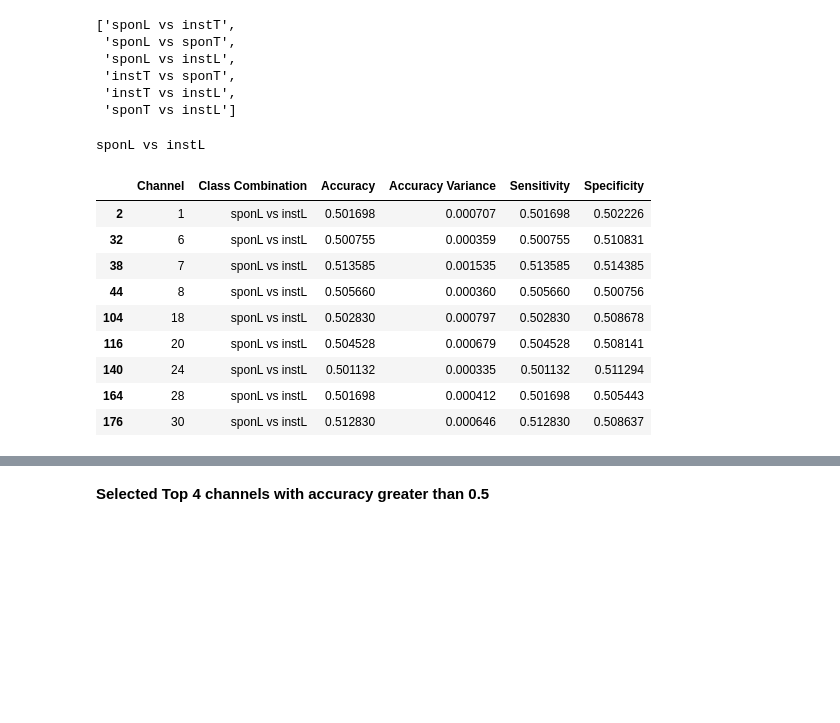
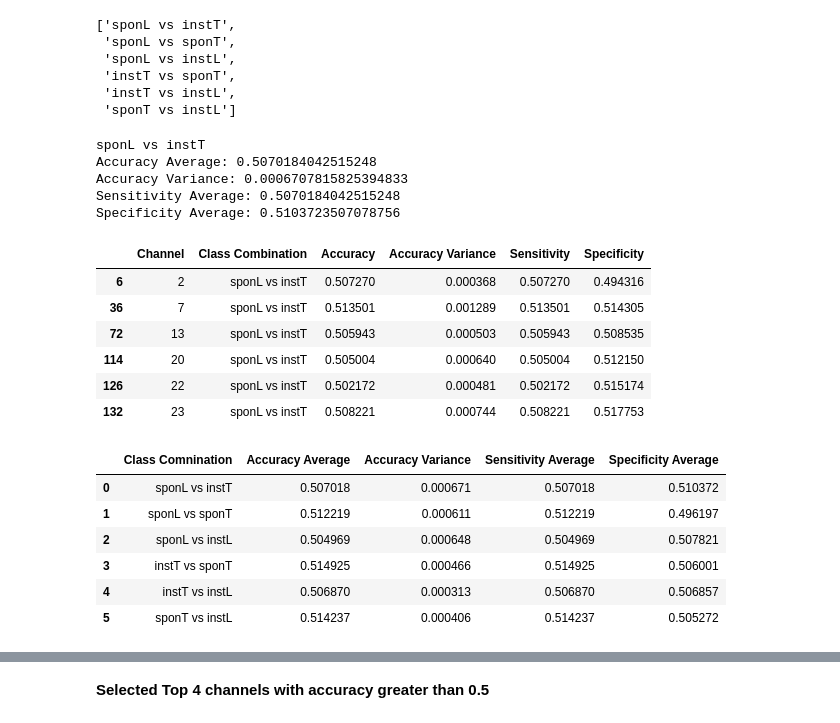
Before and after one commit to eldhosejoseph/thesis, a Jupyter notebook: ce901_thesis.ipynb, the cells around one changed output, grey strips where cells are left out. Saved outputs shown, nothing was run; the diff lists cells and outputs as text; code cells hidden in the pictures; blank space fills up the shorter version.

```diff
--- a/ce901_thesis.ipynb
+++ b/ce901_thesis.ipynb
@@ -1077,16 +1077,22 @@ class_list
 # %%
 i=0  # Modify i to filter for different combination as per class list defined above, with index starting from 0
 print(class_list[i])
-filter_results(results_4class, class_list[i], 0.5)  #Accuracy is set to 0.5, Modify if needed
+r=filter_results(results_4class, class_list[i], 0.5)  #Accuracy is set to 0.5, Modify if needed
+print(f'Accuracy Average: {r["Accuracy"].mean()}')
+print(f'Accuracy Variance: {r["Accuracy Variance"].mean()}')
+print(f'Sensitivity Average: {r["Sensitivity"].mean()}')
+print(f'Specificity Average: {r["Specificity"].mean()}')
+r
 # %% [output]
-sponL vs instL
+sponL vs instT
+Accuracy Average: 0.5070184042515248
+Accuracy Variance: 0.0006707815825394833
+Sensitivity Average: 0.5070184042515248
+Specificity Average: 0.5103723507078756
 |  | Channel | Class Combination | Accuracy | Accuracy Variance | Sensitivity | Specificity |
-| 2 | 1 | sponL vs instL | 0.501698 | 0.000707 | 0.501698 | 0.502226 |
-| 32 | 6 | sponL vs instL | 0.500755 | 0.000359 | 0.500755 | 0.510831 |
-| 38 | 7 | sponL vs instL | 0.513585 | 0.001535 | 0.513585 | 0.514385 |
-| 44 | 8 | sponL vs instL | 0.505660 | 0.000360 | 0.505660 | 0.500756 |
-| 104 | 18 | sponL vs instL | 0.502830 | 0.000797 | 0.502830 | 0.508678 |
-| 116 | 20 | sponL vs instL | 0.504528 | 0.000679 | 0.504528 | 0.508141 |
-| 140 | 24 | sponL vs instL | 0.501132 | 0.000335 | 0.501132 | 0.511294 |
-| 164 | 28 | sponL vs instL | 0.501698 | 0.000412 | 0.501698 | 0.505443 |
-| 176 | 30 | sponL vs instL | 0.512830 | 0.000646 | 0.512830 | 0.508637 |
+| 6 | 2 | sponL vs instT | 0.507270 | 0.000368 | 0.507270 | 0.494316 |
+| 36 | 7 | sponL vs instT | 0.513501 | 0.001289 | 0.513501 | 0.514305 |
+| 72 | 13 | sponL vs instT | 0.505943 | 0.000503 | 0.505943 | 0.508535 |
+| 114 | 20 | sponL vs instT | 0.505004 | 0.000640 | 0.505004 | 0.512150 |
+| 126 | 22 | sponL vs instT | 0.502172 | 0.000481 | 0.502172 | 0.515174 |
+| 132 | 23 | sponL vs instT | 0.508221 | 0.000744 | 0.508221 | 0.517753 |
@@ -1092,0 +1110,10 @@ sponL vs instL
+# %%
+results_4class_describe
+# %% [output]
+|  | Class Comnination | Accuracy Average | Accuracy Variance | Sensitivity Average | Specificity Average |
+| 0 | sponL vs instT | 0.507018 | 0.000671 | 0.507018 | 0.510372 |
+| 1 | sponL vs sponT | 0.512219 | 0.000611 | 0.512219 | 0.496197 |
+| 2 | sponL vs instL | 0.504969 | 0.000648 | 0.504969 | 0.507821 |
+| 3 | instT vs sponT | 0.514925 | 0.000466 | 0.514925 | 0.506001 |
+| 4 | instT vs instL | 0.506870 | 0.000313 | 0.506870 | 0.506857 |
+| 5 | sponT vs instL | 0.514237 | 0.000406 | 0.514237 | 0.505272 |
```
Also changed, not shown: parts of 3 cells of this notebook.
